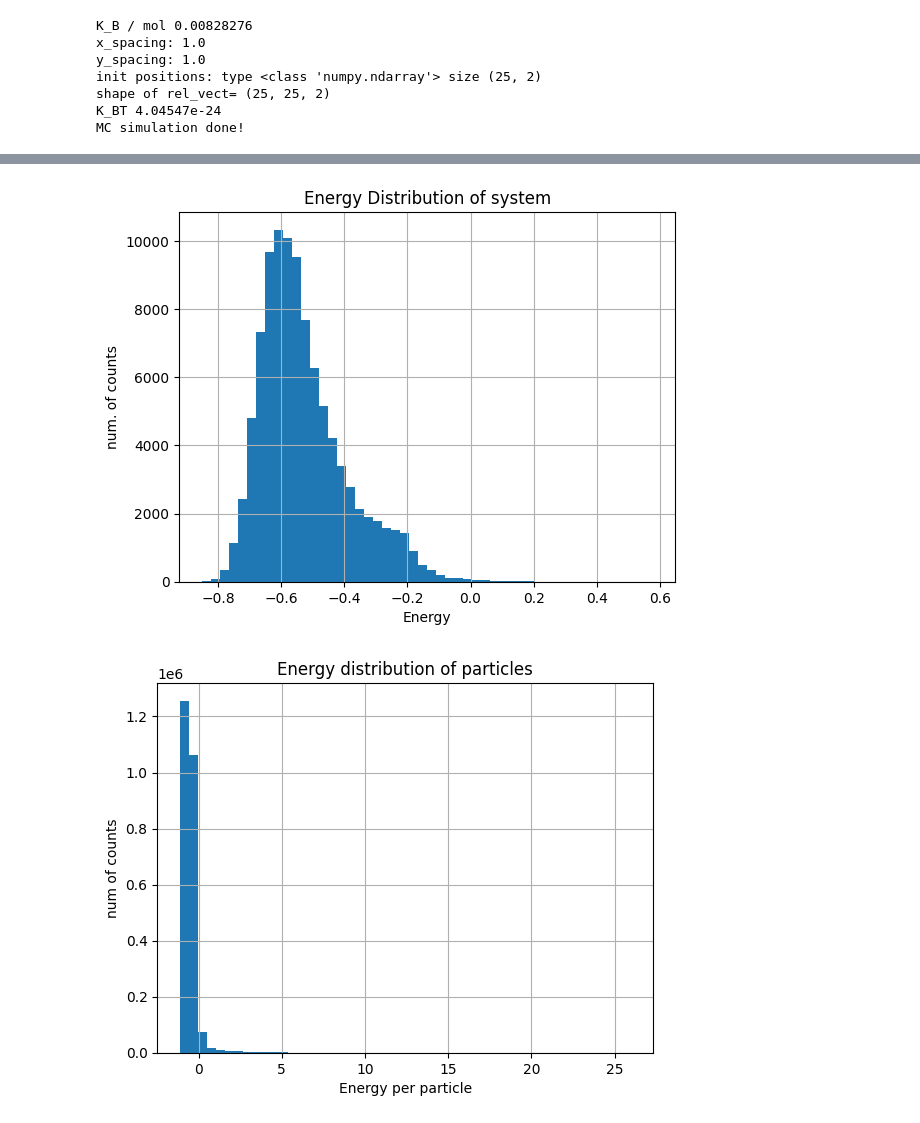
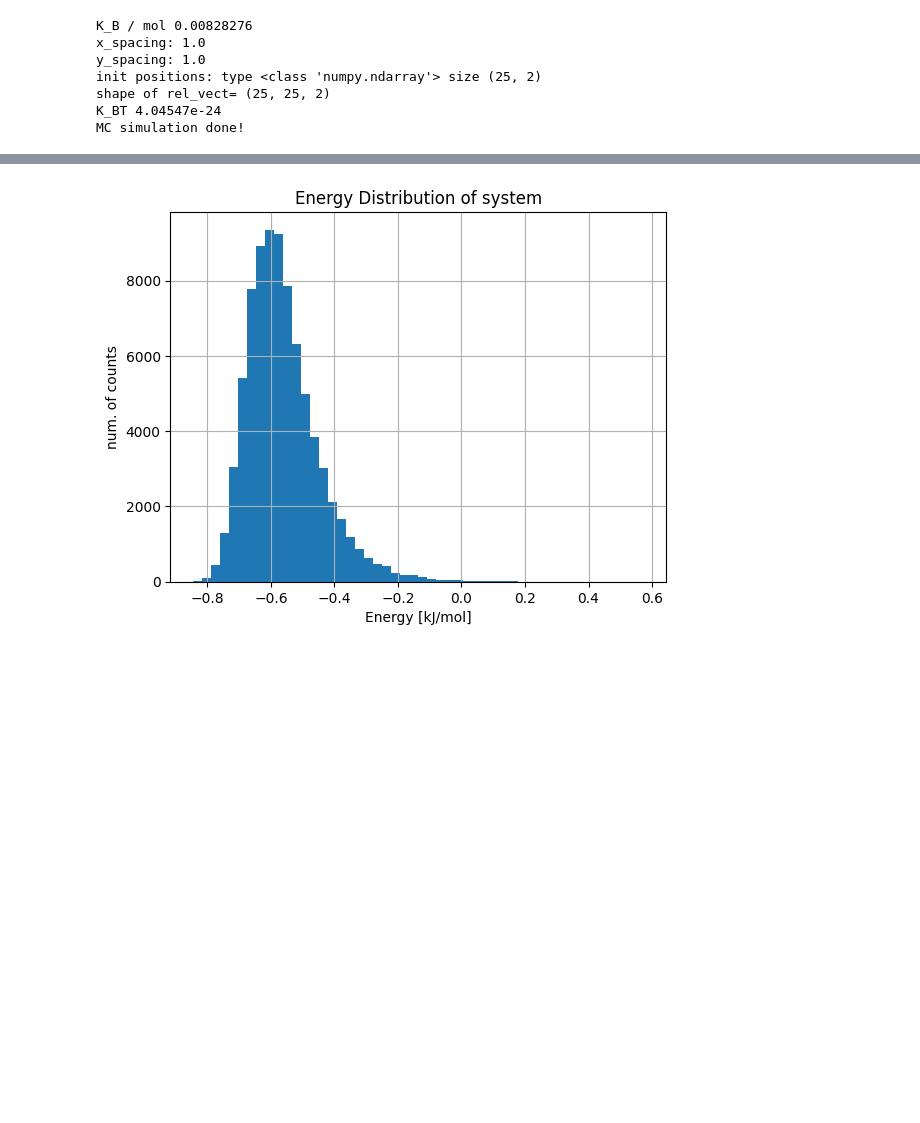
Before and after one commit to DominicNieder/Complex-Classical-Systems, a Jupyter notebook: 07Sheet/DominicNie_07.ipynb, the cells around one changed output, grey strips where cells are left out. Saved outputs shown, nothing was run; the diff lists cells and outputs as text; code cells hidden in the pictures; blank space fills up the shorter version.

```diff
--- a/07Sheet/DominicNie_07.ipynb
+++ b/07Sheet/DominicNie_07.ipynb
@@ -175,7 +175,7 @@ if True:
                 r[par]=r2
                 e[iter, par]= e2
                 collect_distances[iter,par]= d2
-                #collect_positions[iter,par]=P0[par]+r[par,par]
+                collect_positions[iter,par]=P0[par]+r[par,par]
             else:
                 lnP=-(e2-e1)/(K_B_N_A*TEMP)
                 lnq= np.log(np.random.uniform(0,1))
@@ -186,15 +186,15 @@ if True:
                     r[par]=r2
                     e[iter, par]= e2
                     collect_distances[iter,par]= d2
-                    #collect_positions[iter,par]=P0[par]+r[par,par]
+                    collect_positions[iter,par]=P0[par]+r[par,par]
                 else:
                     # r[par] stays constant -> no update required
                     e[iter, par]= e1
                     collect_distances[iter,par] = d1
-                    #collect_positions[iter,par]=P0[par]+r[par,par]
+                    collect_positions[iter,par]=P0[par]+r[par,par]
     print("MC simulation done!")
-    # np.save("e5-e-4-energy-",e)
-    # np.save("e5-e-4-collection_of_distances",collect_distances)
+    np.save("e5-e-4-energy-",e)
+    np.save("e5-e-4-collection_of_distances",collect_distances)
 # %% [output]
 K_B / mol 0.00828276
 x_spacing: 1.0
@@ -219,28 +223,16 @@ plt.close()
 # %%
-n_bins=50
-e_data= np.load("e5-e-4-energy-.npy")
-rel_dist_data= np.load("e5-e-4-collection_of_distances.npy")
+
 
 plt.title("Energy Distribution of system")
-plt.hist(np.sum(e[2000:],axis=1)/N,bins=n_bins,density=False)
+plt.hist(np.sum(e[20000:],axis=1)/N,bins=n_bins,density=False)
 plt.grid(True)
-plt.xlabel("Energy")
+plt.xlabel("Energy [kJ/mol]")
 plt.ylabel("num. of counts")
-plt.savefig("e5-e-4-energy-system-histogram.png")
+plt.savefig("e5-20000_time-energy-system-histogram.png")
 plt.show()
 plt.close()
-
-plt.title("Energy distribution of particles")
-plt.hist(e[2000:].flatten(),bins=n_bins,density=False)
-plt.grid(True)
-plt.xlabel("Energy per particle")
-plt.ylabel("num of counts")
-plt.savefig("e5-e-4-energy-particle-histogram.png")
-plt.show()
-plt.close()
 # %% [output]
-[figure, old version]
+[figure, new version]
-[figure, removed]
 # %%
 def rdf(relative_distnace, bin_size, box):
     """
```
Also changed, not shown: parts of 5 cells of this notebook, 1 other file.
